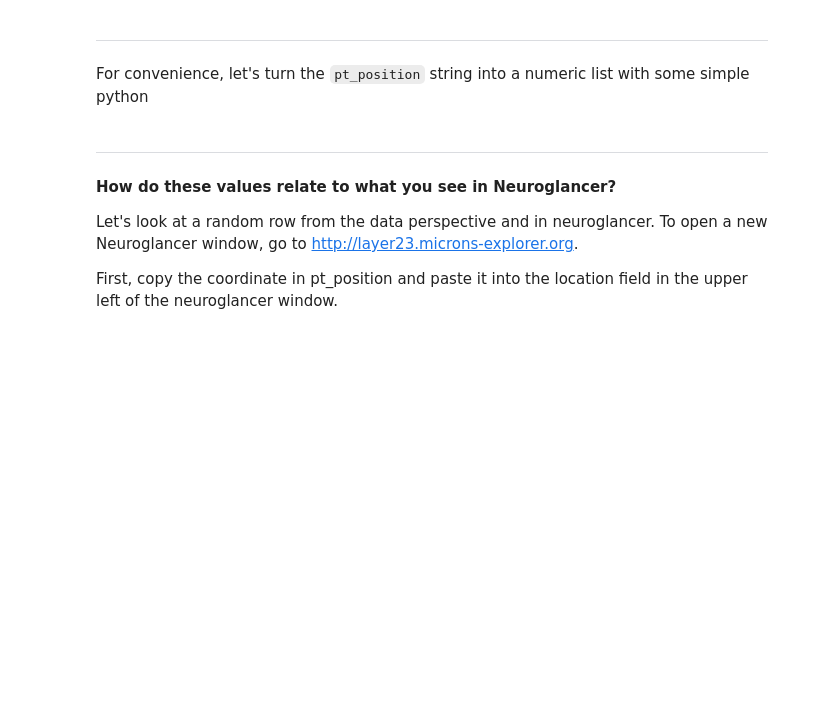
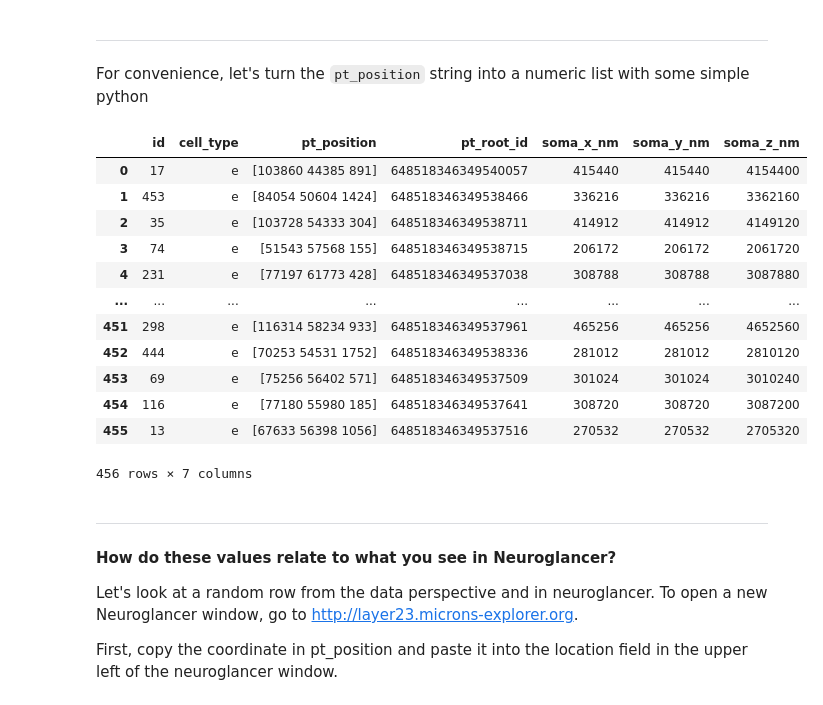
Before and after one commit to AllenInstitute/OFS-EM-Connectomics, a Jupyter notebook: notebooks/GettingDataIntoAndOutOfNeuroglancer.ipynb, the cells around one changed output. Drawn from its saved outputs; the diff is of its cells as text; code cells hidden in the pictures; blank space fills up the shorter version.

Commit message:
updating ngl data tutorial

```diff
--- a/notebooks/GettingDataIntoAndOutOfNeuroglancer.ipynb
+++ b/notebooks/GettingDataIntoAndOutOfNeuroglancer.ipynb
@@ -27,7 +29,7 @@ It is important to know what cells you are working with.
 The soma table has basic information about the location and basic cell type (Excitory, Inhibitory, or Glia) of all cells with soma in the volume.
 This can be used to look up specific neurons by cell type or provide relative location of positions in the dataset to a cell body.
 # %%
-soma_table_file = 'data/pni_synapses_v185.csv'
+soma_table_file = 'data/soma_valence_v185.csv'
 soma_df = pd.read_csv(soma_table_file)
 # %%
 soma_df.head()
@@ -49,6 +58,22 @@ Let's look at each column:
 ---
 
 For convenience, let's turn the `pt_position` string into a numeric list with some simple python
+# %%
+soma_df
+# %% [output]
+|  | id | cell_type | pt_position | pt_root_id | soma_x_nm | soma_y_nm | soma_z_nm |
+| 0 | 17 | e | [103860 44385 891] | 648518346349540057 | 415440 | 415440 | 4154400 |
+| 1 | 453 | e | [84054 50604 1424] | 648518346349538466 | 336216 | 336216 | 3362160 |
+| 2 | 35 | e | [103728 54333 304] | 648518346349538711 | 414912 | 414912 | 4149120 |
+| 3 | 74 | e | [51543 57568 155] | 648518346349538715 | 206172 | 206172 | 2061720 |
+| 4 | 231 | e | [77197 61773 428] | 648518346349537038 | 308788 | 308788 | 3087880 |
+| ... | ... | ... | ... | ... | ... | ... | ... |
+| 451 | 298 | e | [116314 58234 933] | 648518346349537961 | 465256 | 465256 | 4652560 |
+| 452 | 444 | e | [70253 54531 1752] | 648518346349538336 | 281012 | 281012 | 2810120 |
+| 453 | 69 | e | [75256 56402 571] | 648518346349537509 | 301024 | 301024 | 3010240 |
+| 454 | 116 | e | [77180 55980 185] | 648518346349537641 | 308720 | 308720 | 3087200 |
+| 455 | 13 | e | [67633 56398 1056] | 648518346349537516 | 270532 | 270532 | 2705320 |
+456 rows × 7 columns
 # %%
 # Convert pt_position strings to a list:
 
```
Also changed, not shown: parts of 54 cells of this notebook, 2 other files.
